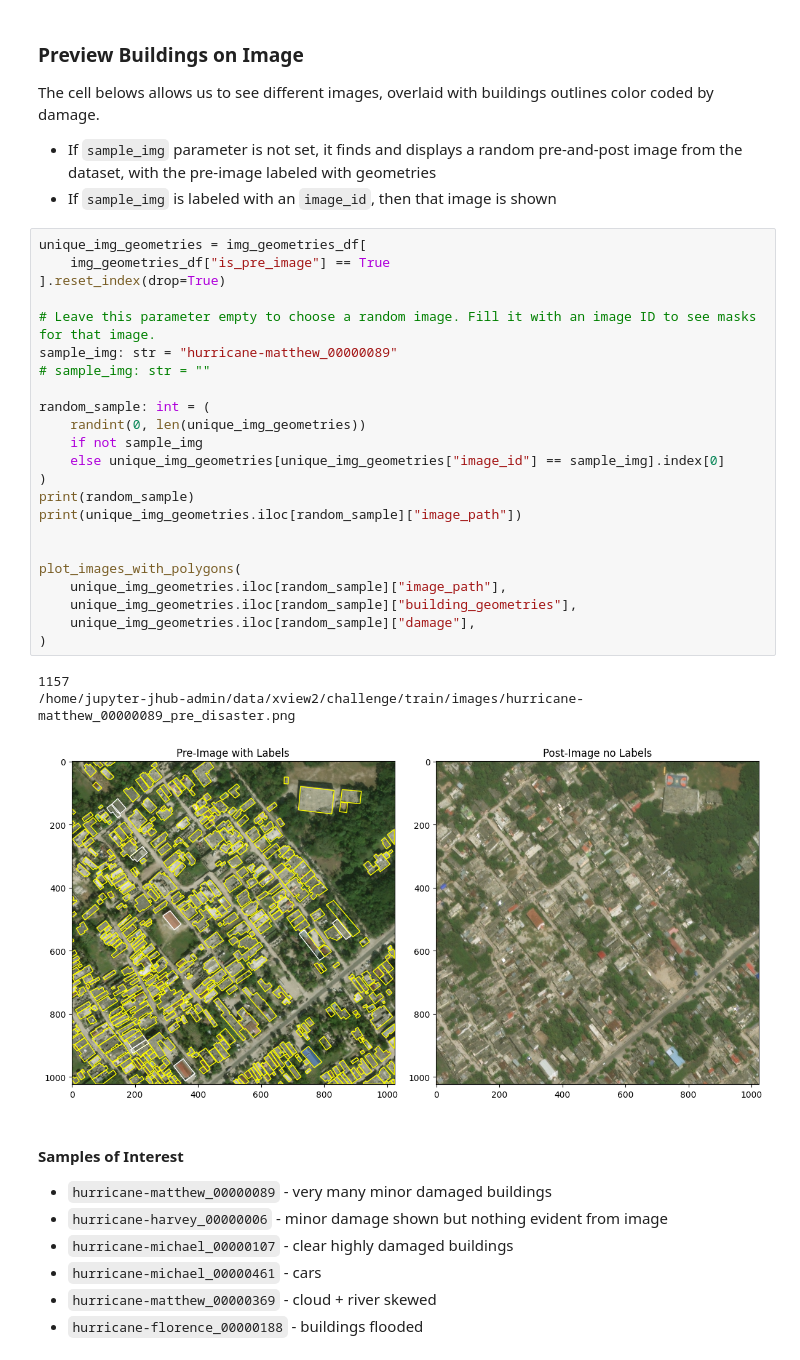
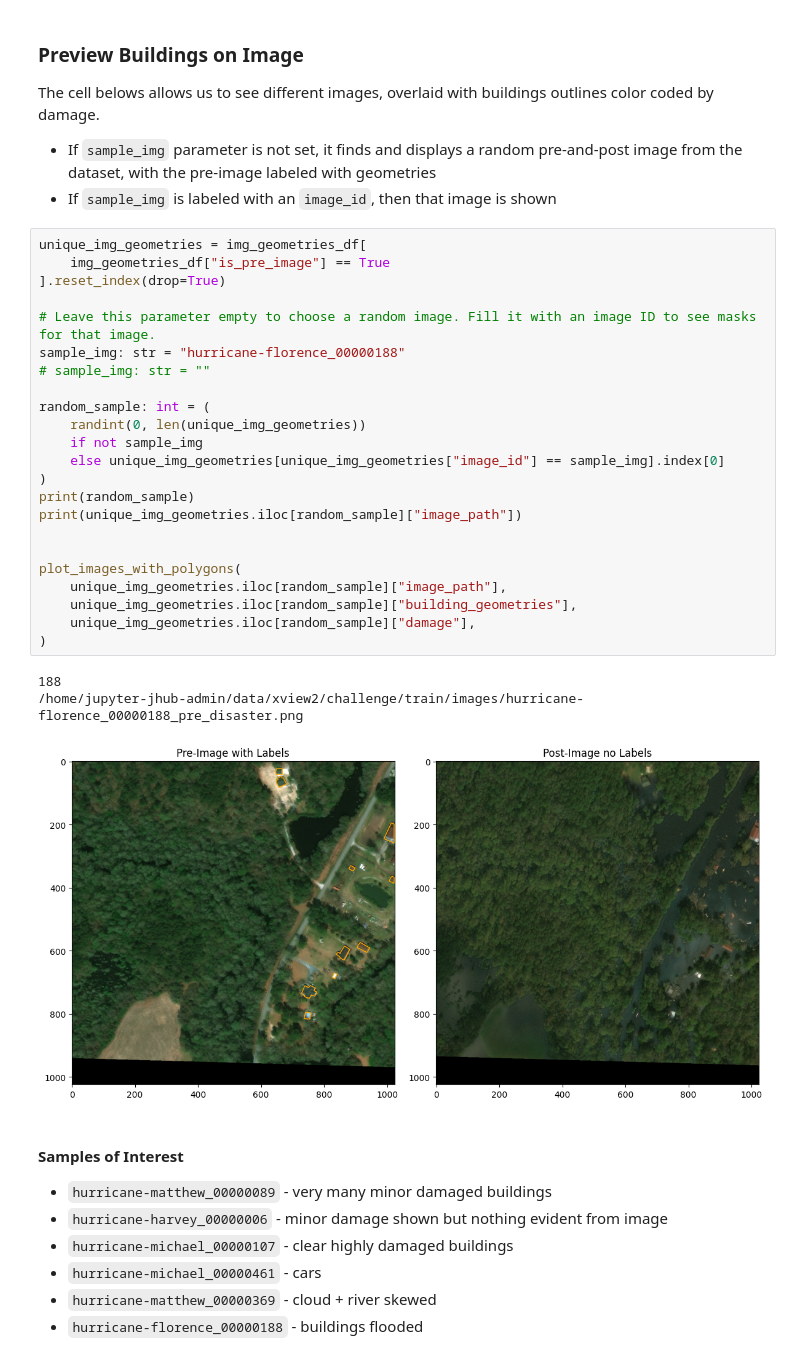
Before and after one commit to cricksmaidiene/alivio, a Jupyter notebook: src/03_data_engineering/generate_challenge_masks.ipynb, the cells around one changed output. Cells and saved outputs as stored; diff of their text form.

```diff
--- a/src/03_data_engineering/generate_challenge_masks.ipynb
+++ b/src/03_data_engineering/generate_challenge_masks.ipynb
@@ -263,30 +263,30 @@ The cell belows allows us to see different images, overlaid with buildings outli
 # %%
 unique_img_geometries = img_geometries_df[
     img_geometries_df["is_pre_image"] == True
 ].reset_index(drop=True)
 
 # Leave this parameter empty to choose a random image. Fill it with an image ID to see masks for that image.
-sample_img: str = "hurricane-matthew_00000089"
+sample_img: str = "hurricane-florence_00000188"
 # sample_img: str = ""
 
 random_sample: int = (
     randint(0, len(unique_img_geometries))
     if not sample_img
     else unique_img_geometries[unique_img_geometries["image_id"] == sample_img].index[0]
 )
 print(random_sample)
 print(unique_img_geometries.iloc[random_sample]["image_path"])
 
 
 plot_images_with_polygons(
     unique_img_geometries.iloc[random_sample]["image_path"],
     unique_img_geometries.iloc[random_sample]["building_geometries"],
     unique_img_geometries.iloc[random_sample]["damage"],
 )
 # %% [output]
-1157
-/home/jupyter-jhub-admin/data/xview2/challenge/train/images/hurricane-matthew_00000089_pre_disaster.png
+188
+/home/jupyter-jhub-admin/data/xview2/challenge/train/images/hurricane-florence_00000188_pre_disaster.png
-[figure, old version]
+[figure, new version]
 # %% [markdown]
 #### Samples of Interest
 
```
